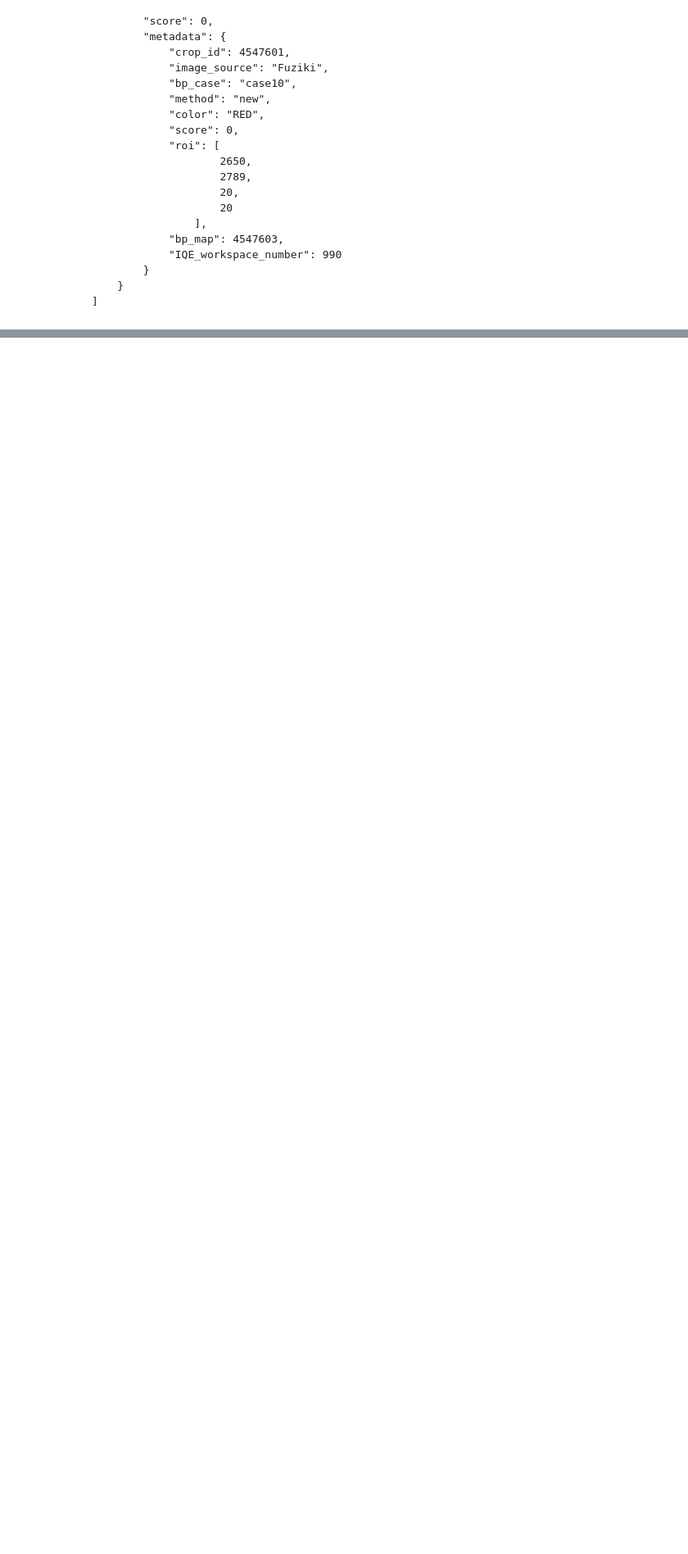
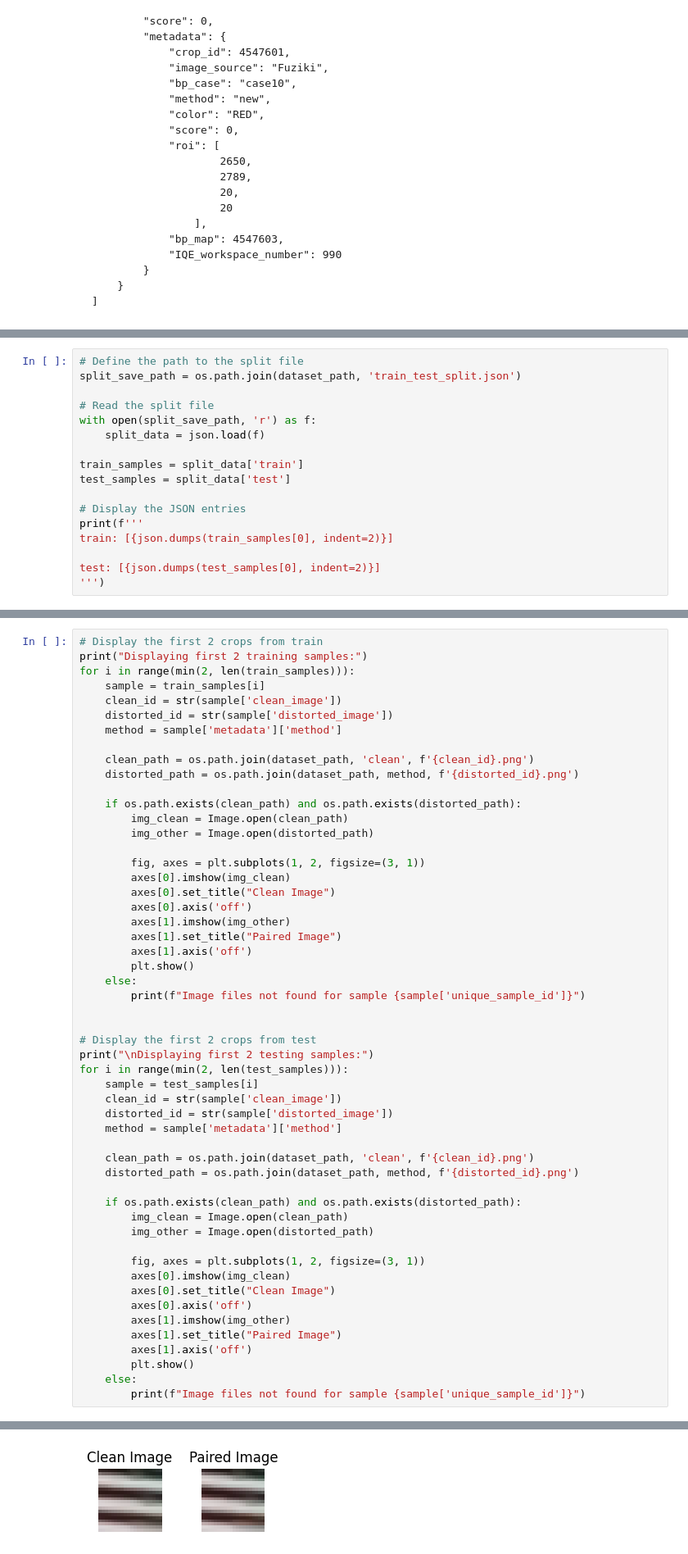
Before and after one commit to HITProjects/PixelQuality, a Jupyter notebook: Samsung/src/dataloader.ipynb, the cells around one changed output, grey strips where cells are left out. Shown at 82% size. Cells and saved outputs as stored; diff of their text form; blank space fills up the shorter version.

Commit message:
Added script: Train / Test Split

```diff
--- a/Samsung/src/dataloader.ipynb
+++ b/Samsung/src/dataloader.ipynb
@@ -162,0 +187,17 @@ Batch 0: clean torch.Size([16, 3, 20, 20]), paired torch.Size([16, 3, 20, 20]),
+# %%
+# Define the path to the split file
+split_save_path = os.path.join(dataset_path, 'train_test_split.json')
+
+# Read the split file
+with open(split_save_path, 'r') as f:
+    split_data = json.load(f)
+
+train_samples = split_data['train']
+test_samples = split_data['test']
+
+# Display the JSON entries
+print(f'''
+train: [{json.dumps(train_samples[0], indent=2)}]
+
+test: [{json.dumps(test_samples[0], indent=2)}]
+''')
@@ -162,0 +222,54 @@ Batch 0: clean torch.Size([16, 3, 20, 20]), paired torch.Size([16, 3, 20, 20]),
+# %%
+# Display the first 2 crops from train
+print("Displaying first 2 training samples:")
+for i in range(min(2, len(train_samples))):
+    sample = train_samples[i]
+    clean_id = str(sample['clean_image'])
+    distorted_id = str(sample['distorted_image'])
+    method = sample['metadata']['method']
+
+    clean_path = os.path.join(dataset_path, 'clean', f'{clean_id}.png')
+    distorted_path = os.path.join(dataset_path, method, f'{distorted_id}.png')
+
+    if os.path.exists(clean_path) and os.path.exists(distorted_path):
+        img_clean = Image.open(clean_path)
+        img_other = Image.open(distorted_path)
+
+        fig, axes = plt.subplots(1, 2, figsize=(3, 1))
+        axes[0].imshow(img_clean)
+        axes[0].set_title("Clean Image")
+        axes[0].axis('off')
+        axes[1].imshow(img_other)
+        axes[1].set_title("Paired Image")
+        axes[1].axis('off')
+        plt.show()
+    else:
+        print(f"Image files not found for sample {sample['unique_sample_id']}")
+
+
+# Display the first 2 crops from test
+print("\nDisplaying first 2 testing samples:")
+for i in range(min(2, len(test_samples))):
+    sample = test_samples[i]
+    clean_id = str(sample['clean_image'])
+    distorted_id = str(sample['distorted_image'])
+    method = sample['metadata']['method']
+
+    clean_path = os.path.join(dataset_path, 'clean', f'{clean_id}.png')
+    distorted_path = os.path.join(dataset_path, method, f'{distorted_id}.png')
+
+    if os.path.exists(clean_path) and os.path.exists(distorted_path):
+        img_clean = Image.open(clean_path)
+        img_other = Image.open(distorted_path)
+
+        fig, axes = plt.subplots(1, 2, figsize=(3, 1))
+        axes[0].imshow(img_clean)
+        axes[0].set_title("Clean Image")
+        axes[0].axis('off')
+        axes[1].imshow(img_other)
+        axes[1].set_title("Paired Image")
+        axes[1].axis('off')
+        plt.show()
+    else:
+        print(f"Image files not found for sample {sample['unique_sample_id']}")
+# %% [output]
@@ -162,0 +277 @@ Batch 0: clean torch.Size([16, 3, 20, 20]), paired torch.Size([16, 3, 20, 20]),
+[figure, added]
```
Also changed, not shown: parts of 8 cells of this notebook.
